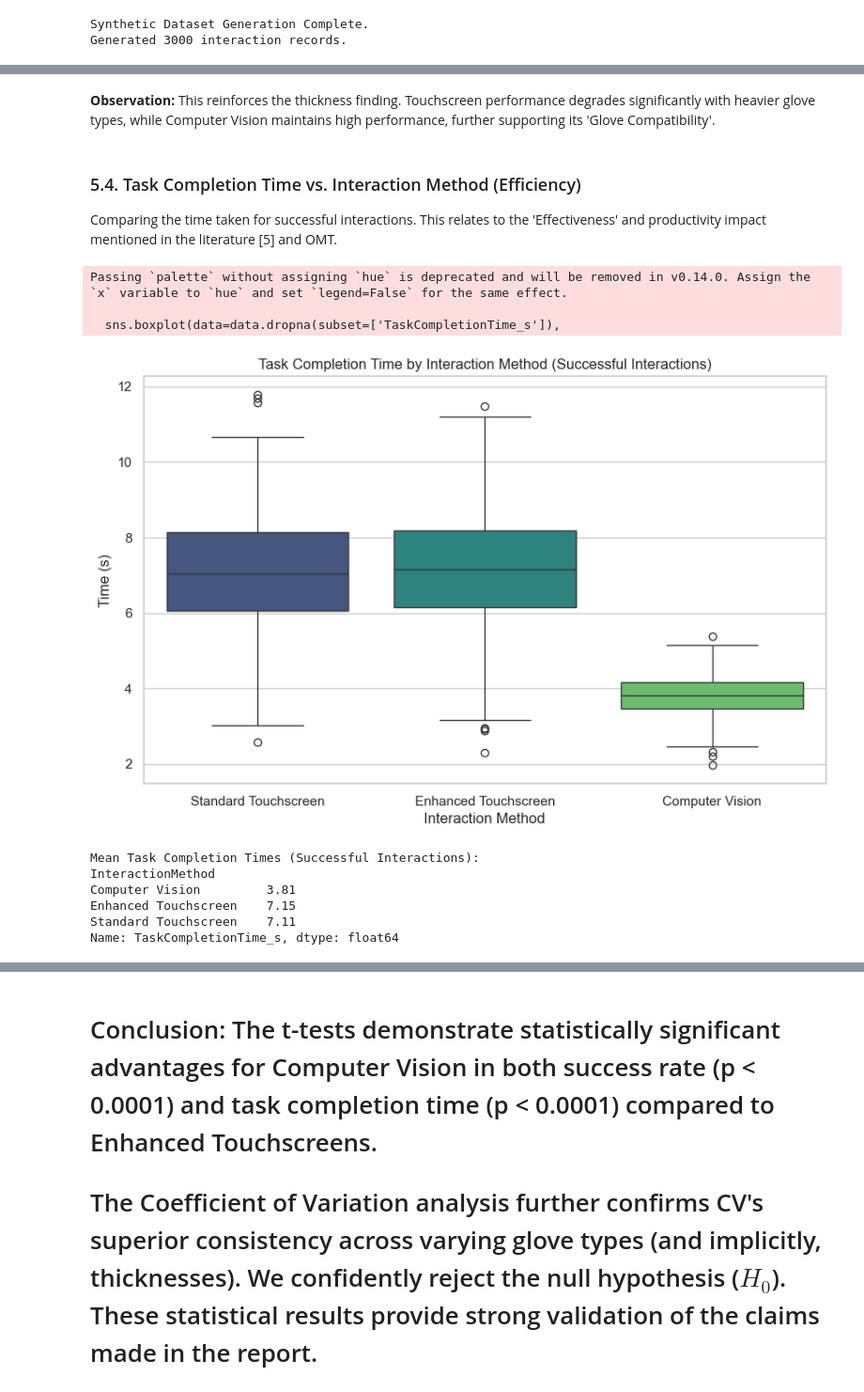
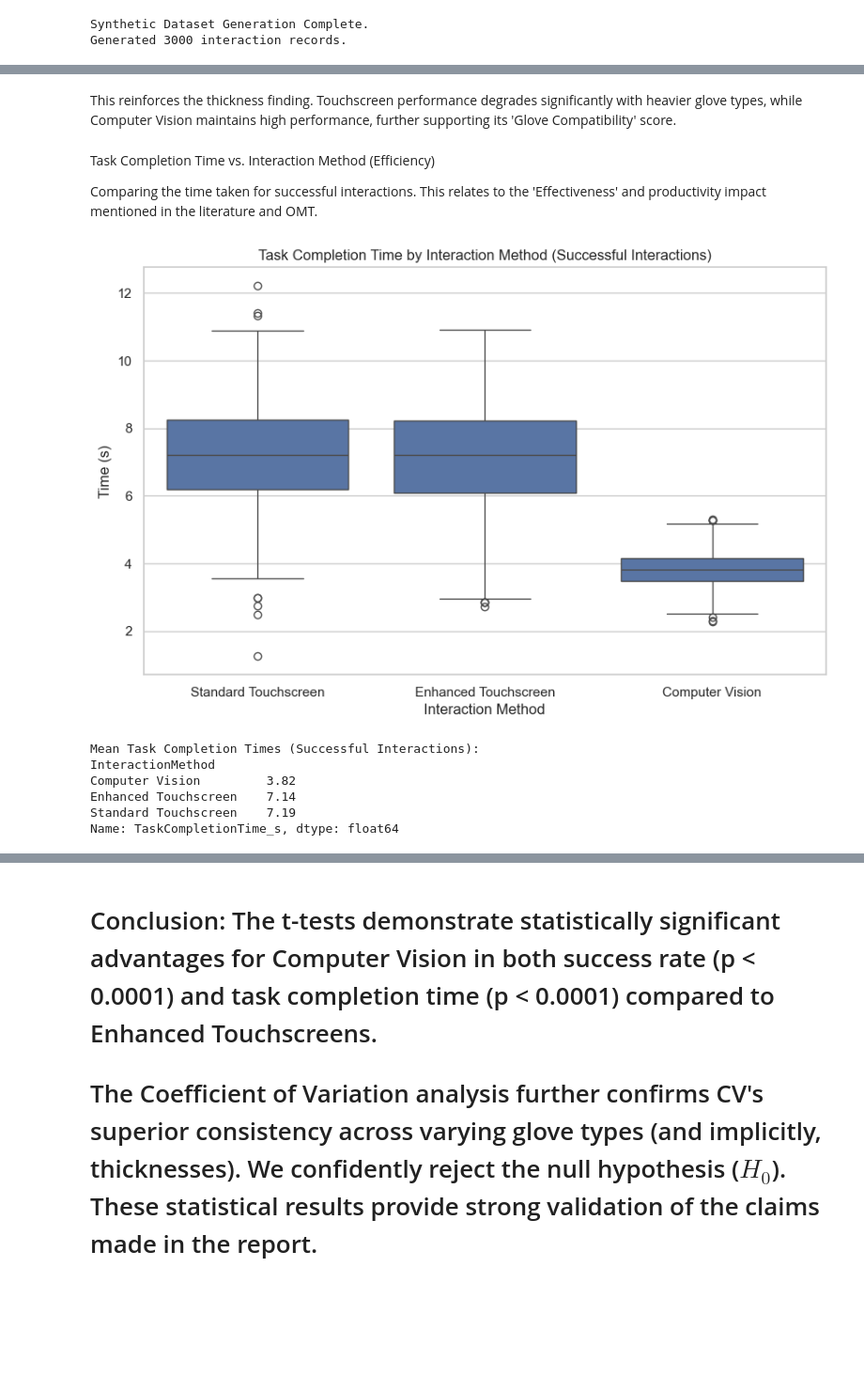
Before and after one commit to NoSkhil/gestureDetection, a Jupyter notebook: statistical_analysis.ipynb, the cells around one changed output, grey strips where cells are left out. Shown at 94% size. Cells and saved outputs as stored; diff of their text form; code cells hidden in the pictures; blank space fills up the shorter version.

```diff
--- a/statistical_analysis.ipynb
+++ b/statistical_analysis.ipynb
@@ -390,30 +378,27 @@ plt.show()
 # %% [markdown]
-**Observation:** This reinforces the thickness finding. Touchscreen performance degrades significantly with heavier glove types, while Computer Vision maintains high performance, further supporting its 'Glove Compatibility'.
+This reinforces the thickness finding. Touchscreen performance degrades significantly with heavier glove types, while Computer Vision maintains high performance, further supporting its 'Glove Compatibility' score.
 # %% [markdown]
-### 5.4. Task Completion Time vs. Interaction Method (Efficiency)
+Task Completion Time vs. Interaction Method (Efficiency)
 
-Comparing the time taken for successful interactions. This relates to the 'Effectiveness' and productivity impact mentioned in the literature [5] and OMT.
+Comparing the time taken for successful interactions. This relates to the 'Effectiveness' and productivity impact mentioned in the literature and OMT.
 # %%
 plt.figure(figsize=(10, 6))
 sns.boxplot(data=data.dropna(subset=['TaskCompletionTime_s']),
             x='InteractionMethod', y='TaskCompletionTime_s',
-            order=interaction_methods, palette='viridis')
+            order=interaction_methods)
 plt.title('Task Completion Time by Interaction Method (Successful Interactions)')
 plt.ylabel('Time (s)')
 plt.xlabel('Interaction Method')
 plt.show()
 
 print("\nMean Task Completion Times (Successful Interactions):")
 print(data.dropna(subset=['TaskCompletionTime_s']).groupby('InteractionMethod')['TaskCompletionTime_s'].mean().round(2))
 # %% [output]
+[figure, new version]
-Passing `palette` without assigning `hue` is deprecated and will be removed in v0.14.0. Assign the `x` variable to `hue` and set `legend=False` for the same effect.
-
-  sns.boxplot(data=data.dropna(subset=['TaskCompletionTime_s']),
+Mean Task Completion Times (Successful Interactions):
+InteractionMethod
+Computer Vision         3.82
+Enhanced Touchscreen    7.14
+Standard Touchscreen    7.19
+Name: TaskCompletionTime_s, dtype: float64
-[figure, old version]
-Mean Task Completion Times (Successful Interactions):
-InteractionMethod
-Computer Vision         3.81
-Enhanced Touchscreen    7.15
-Standard Touchscreen    7.11
-Name: TaskCompletionTime_s, dtype: float64
 # %% [markdown]
```
Also changed, not shown: parts of 32 cells of this notebook.
